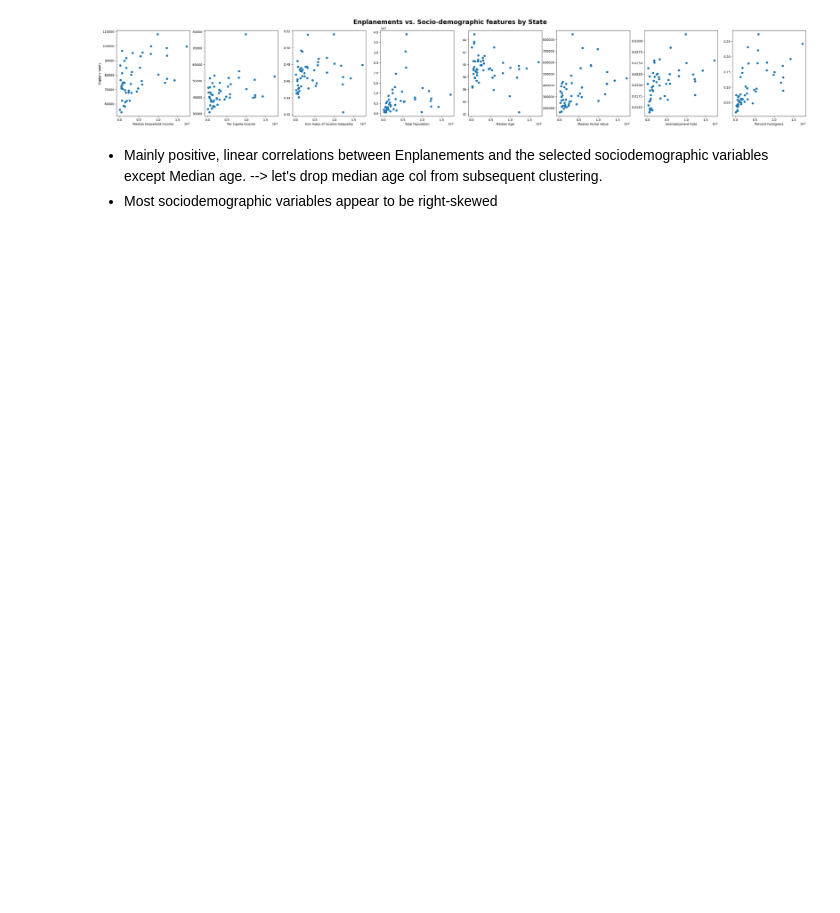
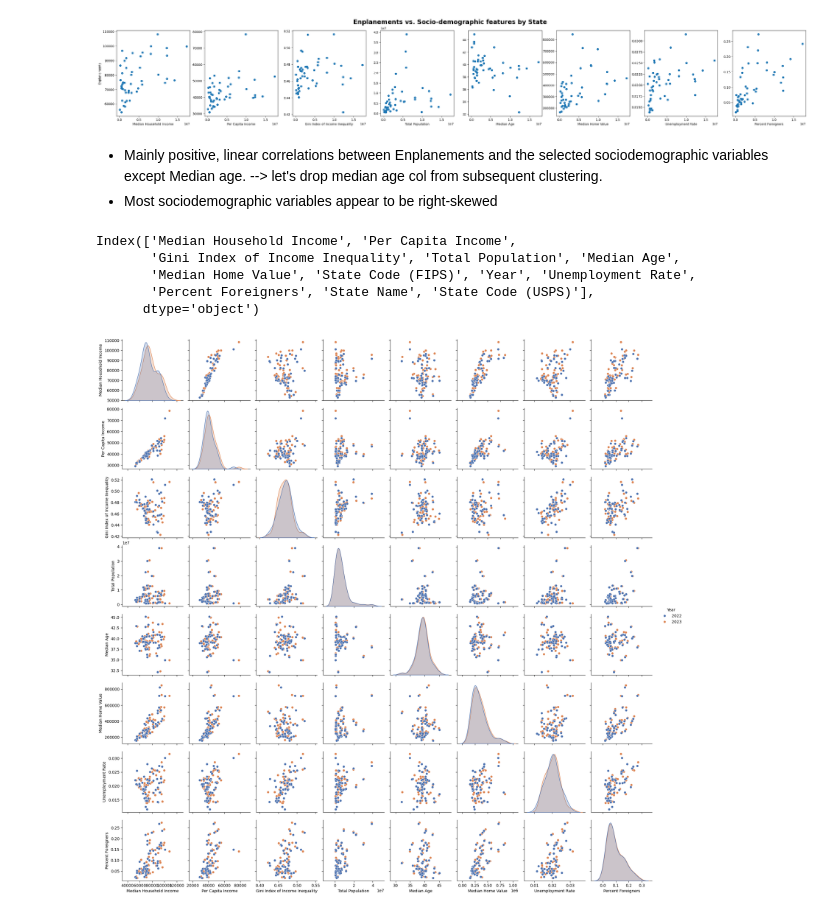
Before and after one commit to ningnonong/air-travel-project, a Jupyter notebook: EDA/MilestoneII_EDA[final].ipynb, the cells around one changed output. Saved outputs shown, nothing was run; the diff lists cells and outputs as text; code cells hidden in the pictures; blank space fills up the shorter version.

```diff
--- a/EDA/MilestoneII_EDA[final].ipynb
+++ b/EDA/MilestoneII_EDA[final].ipynb
@@ -326,0 +332,20 @@ plt.show()
+# %%
+acs_df.Year.unique()
+acs_df.columns
+# %% [output]
+Index(['Median Household Income', 'Per Capita Income',
+       'Gini Index of Income Inequality', 'Total Population', 'Median Age',
+       'Median Home Value', 'State Code (FIPS)', 'Year', 'Unemployment Rate',
+       'Percent Foreigners', 'State Name', 'State Code (USPS)'],
+      dtype='object')
+# %%
+# Create a SPLOM to see the relationships/correlations among Socio-demographic features
+# SPLOM for 2022 and 2023 data (SPLOM by year)
+img_name = 'acs_SPLOMs_byYear'
+
+tmp = acs_df[[col for col in acs_df.columns if 'State' not in col]].copy()
+sns.pairplot(tmp, hue="Year", palette='deep')
+plt.savefig(f'visualizations/{img_name}.png', dpi=300)
+plt.show()
+# %% [output]
+[figure, added]
```
Also changed, not shown: parts of 18 cells of this notebook, 3 other files.
